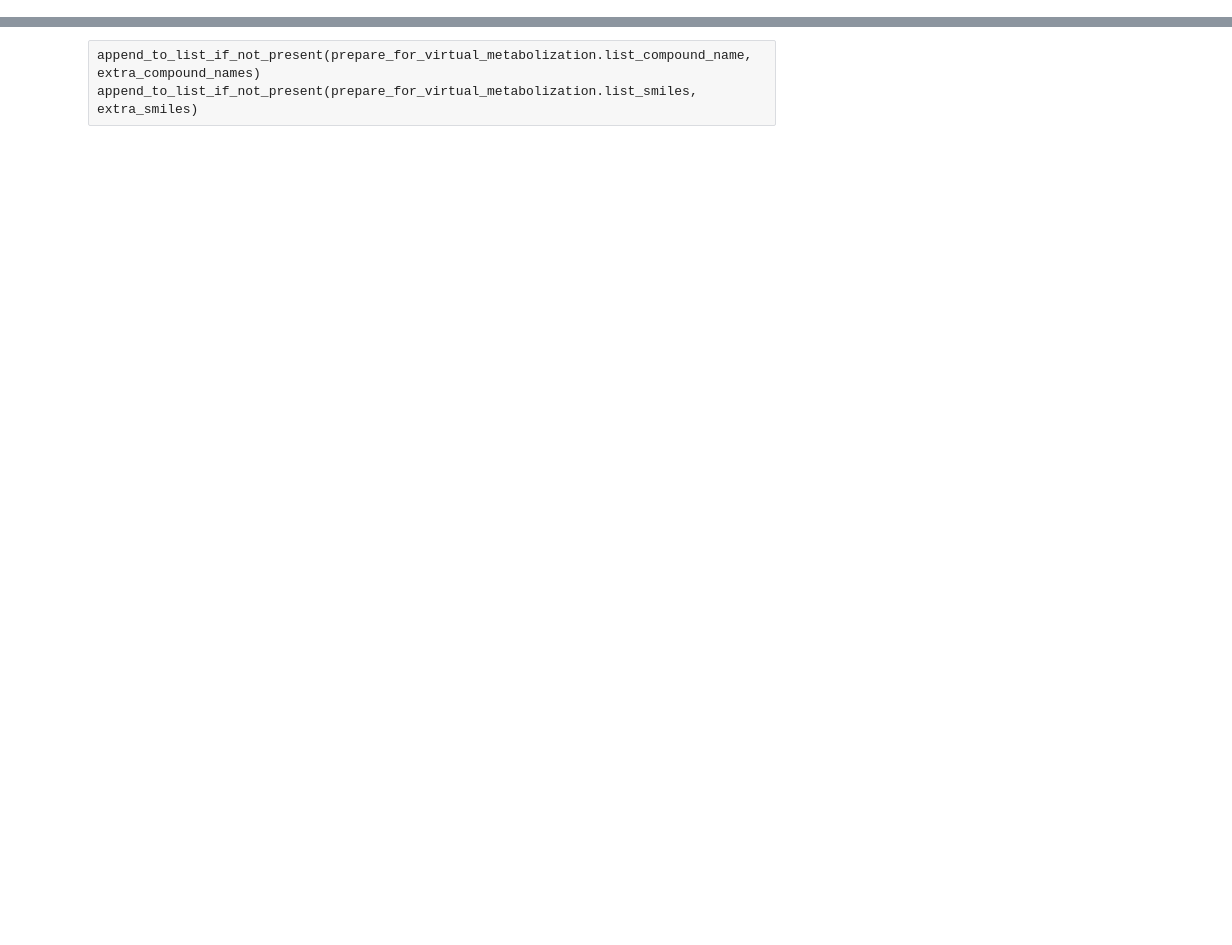
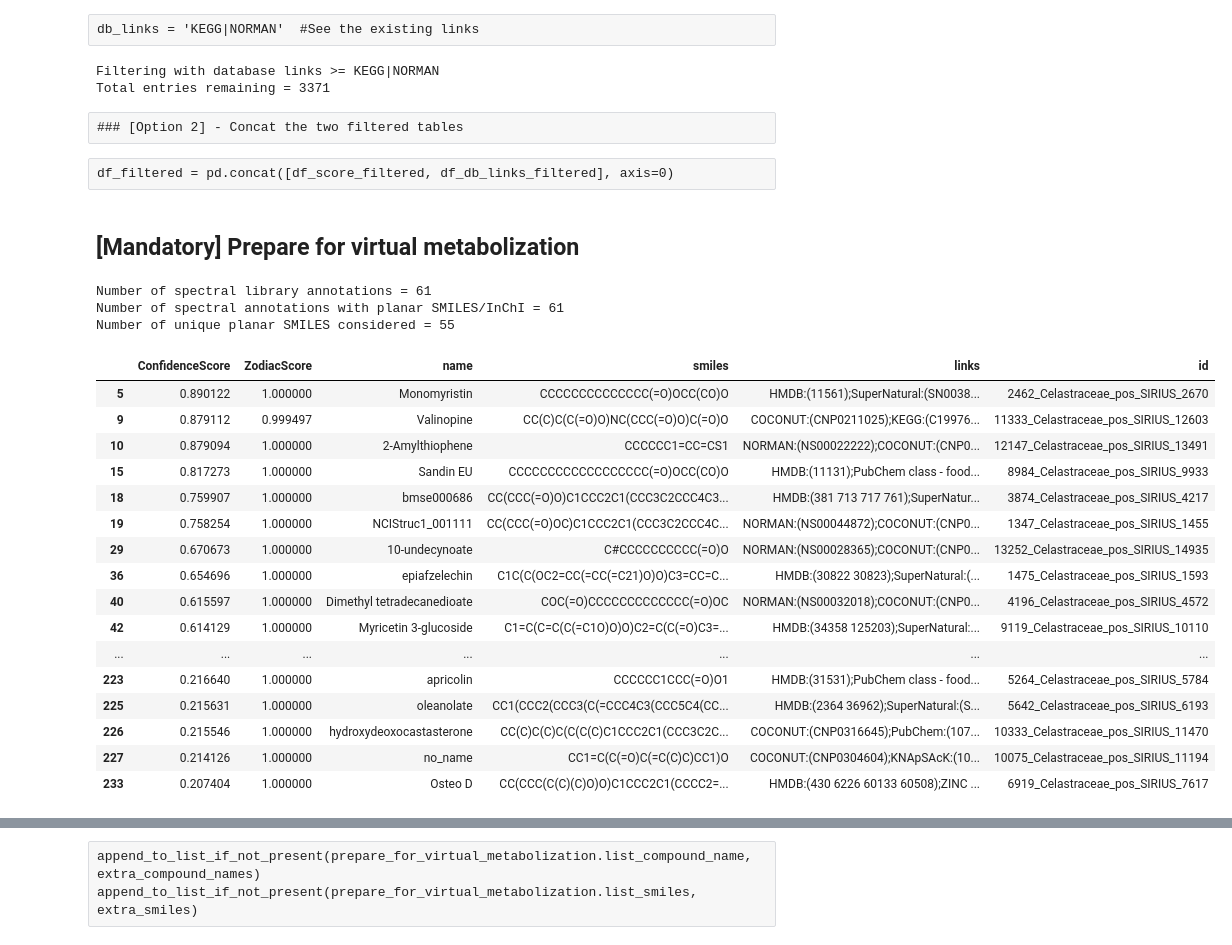
Before and after one commit to lfnothias/vm-NAP, a Jupyter notebook: 2202_vm-NAP-SIRIUS-COSMIC.ipynb, the cells around one changed output, grey strips where cells are left out. Drawn from its saved outputs; the diff is of its cells as text; code cells hidden in the pictures; blank space fills up the shorter version.

Commit message:
Add SIRIUS version

```diff
--- a/2202_vm-NAP-SIRIUS-COSMIC.ipynb
+++ b/2202_vm-NAP-SIRIUS-COSMIC.ipynb
@@ -59,22 +0,0 @@ If you want to apply this filter convert the cell type from raw to code.
-# %%
-def df_csifingerid_cosmic_annotations_filtering(compound_identification_table, zodiac_score=False, confidence_score=False, links=False):
-
-    if zodiac_score != False:
-        print('Filtering with ZodiacScore >= '+str(zodiac_score))
-        compound_identification_table = compound_identification_table[compound_identification_table['ZodiacScore']>=zodiac_score]
-        print('Total entries remaining = '+str(compound_identification_table.shape[0]))
-
-    if confidence_score != 0:
-        print('Filtering with Confidence Score >= '+str(confidence_score))
-        compound_identification_table = compound_identification_table[compound_identification_table['ConfidenceScore']>=confidence_score]
-        print('Total entries remaining = '+str(compound_identification_table.shape[0]))
-
-    if links != False:
-        print('Filtering with database links >= '+str(links))
-        compound_identification_table = compound_identification_table[compound_identification_table['links'].str.contains(links, na=False)]
-        print('Total entries remaining = '+str(compound_identification_table.shape[0]))
-
-    if zodiac_score == False and confidence_score == False and links == False:
-        print('No filter were applied !')
-
-    return compound_identification_table
@@ -143,0 +18,3 @@ extra_smiles = ['C[C@@]1(C[C@H]([C@]2([C@@H]1[C@@H](OC=C2)O[C@H]3[C@@H]([C@H]([C
+# %%
+df_csifingerid_cosmic = load_csifingerid_cosmic_annotations('compound_identifications.tsv')
+df_csifingerid_cosmic.head(3)
@@ -143,0 +30,7 @@ extra_smiles = ['C[C@@]1(C[C@H]([C@]2([C@@H]1[C@@H](OC=C2)O[C@H]3[C@@H]([C@H]([C
+# %%
+zodiac_score = 0.95    #Score for molecular formula identification
+confidence_score = 0.2     #Score for COSMIC confidence score in the structure annotation
+db_links = 'KEGG|NORMAN'     #See the existing links. Multiple can be used with |
+# %%
+df_score_filtered = df_csifingerid_cosmic_annotations_filtering(df_csifingerid_cosmic, zodiac_score, confidence_score)
+df_filtered = df_csifingerid_cosmic_annotations_filtering(df_score_filtered, links= db_links)
@@ -143,0 +63,40 @@ extra_smiles = ['C[C@@]1(C[C@H]([C@]2([C@@H]1[C@@H](OC=C2)O[C@H]3[C@@H]([C@H]([C
+# %% [raw]
+db_links = 'KEGG|NORMAN'  #See the existing links
+# %%
+df_db_links_filtered = df_csifingerid_cosmic_annotations_filtering(df_csifingerid_cosmic, links= db_links)
+# %% [output]
+Filtering with database links >= KEGG|NORMAN
+Total entries remaining = 3371
+# %% [raw]
+### [Option 2] - Concat the two filtered tables
+# %% [raw]
+df_filtered = pd.concat([df_score_filtered, df_db_links_filtered], axis=0)
+# %% [markdown]
+## [Mandatory] Prepare for virtual metabolization
+# %%
+prepare_for_virtual_metabolization(df_filtered,
+                                    compound_name = 'name',
+                                    smiles_planar_column='smiles',
+                                    drop_duplicated_structure = True,
+                                    use_planar_structure= True)
+# %% [output]
+Number of spectral library annotations = 61
+Number of spectral annotations with planar SMILES/InChI = 61
+Number of unique planar SMILES considered = 55
+|  | ConfidenceScore | ZodiacScore | name | smiles | links | id |
+| 5 | 0.890122 | 1.000000 | Monomyristin | CCCCCCCCCCCCCC(=O)OCC(CO)O | HMDB:(11561);SuperNatural:(SN0038... | 2462_Celastraceae_pos_SIRIUS_2670 |
+| 9 | 0.879112 | 0.999497 | Valinopine | CC(C)C(C(=O)O)NC(CCC(=O)O)C(=O)O | COCONUT:(CNP0211025);KEGG:(C19976... | 11333_Celastraceae_pos_SIRIUS_12603 |
+| 10 | 0.879094 | 1.000000 | 2-Amylthiophene | CCCCCC1=CC=CS1 | NORMAN:(NS00022222);COCONUT:(CNP0... | 12147_Celastraceae_pos_SIRIUS_13491 |
+| 15 | 0.817273 | 1.000000 | Sandin EU | CCCCCCCCCCCCCCCCCC(=O)OCC(CO)O | HMDB:(11131);PubChem class - food... | 8984_Celastraceae_pos_SIRIUS_9933 |
+| 18 | 0.759907 | 1.000000 | bmse000686 | CC(CCC(=O)O)C1CCC2C1(CCC3C2CCC4C3... | HMDB:(381 713 717 761);SuperNatur... | 3874_Celastraceae_pos_SIRIUS_4217 |
+| 19 | 0.758254 | 1.000000 | NCIStruc1_001111 | CC(CCC(=O)OC)C1CCC2C1(CCC3C2CCC4C... | NORMAN:(NS00044872);COCONUT:(CNP0... | 1347_Celastraceae_pos_SIRIUS_1455 |
+| 29 | 0.670673 | 1.000000 | 10-undecynoate | C#CCCCCCCCCC(=O)O | NORMAN:(NS00028365);COCONUT:(CNP0... | 13252_Celastraceae_pos_SIRIUS_14935 |
+| 36 | 0.654696 | 1.000000 | epiafzelechin | C1C(C(OC2=CC(=CC(=C21)O)O)C3=CC=C... | HMDB:(30822 30823);SuperNatural:(... | 1475_Celastraceae_pos_SIRIUS_1593 |
+| 40 | 0.615597 | 1.000000 | Dimethyl tetradecanedioate | COC(=O)CCCCCCCCCCCCC(=O)OC | NORMAN:(NS00032018);COCONUT:(CNP0... | 4196_Celastraceae_pos_SIRIUS_4572 |
+| 42 | 0.614129 | 1.000000 | Myricetin 3-glucoside | C1=C(C=C(C(=C1O)O)O)C2=C(C(=O)C3=... | HMDB:(34358 125203);SuperNatural:... | 9119_Celastraceae_pos_SIRIUS_10110 |
+| ... | ... | ... | ... | ... | ... | ... |
+| 223 | 0.216640 | 1.000000 | apricolin | CCCCCC1CCC(=O)O1 | HMDB:(31531);PubChem class - food... | 5264_Celastraceae_pos_SIRIUS_5784 |
+| 225 | 0.215631 | 1.000000 | oleanolate | CC1(CCC2(CCC3(C(=CCC4C3(CCC5C4(CC... | HMDB:(2364 36962);SuperNatural:(S... | 5642_Celastraceae_pos_SIRIUS_6193 |
+| 226 | 0.215546 | 1.000000 | hydroxydeoxocastasterone | CC(C)C(C)C(C(C(C)C1CCC2C1(CCC3C2C... | COCONUT:(CNP0316645);PubChem:(107... | 10333_Celastraceae_pos_SIRIUS_11470 |
+| 227 | 0.214126 | 1.000000 | no_name | CC1=C(C(=O)C(=C(C)C)CC1)O | COCONUT:(CNP0304604);KNApSAcK:(10... | 10075_Celastraceae_pos_SIRIUS_11194 |
+| 233 | 0.207404 | 1.000000 | Osteo D | CC(CCC(C(C)(C)O)O)C1CCC2C1(CCCC2=... | HMDB:(430 6226 60133 60508);ZINC ... | 6919_Celastraceae_pos_SIRIUS_7617 |
```
Also changed, not shown: parts of 41 cells of this notebook.
